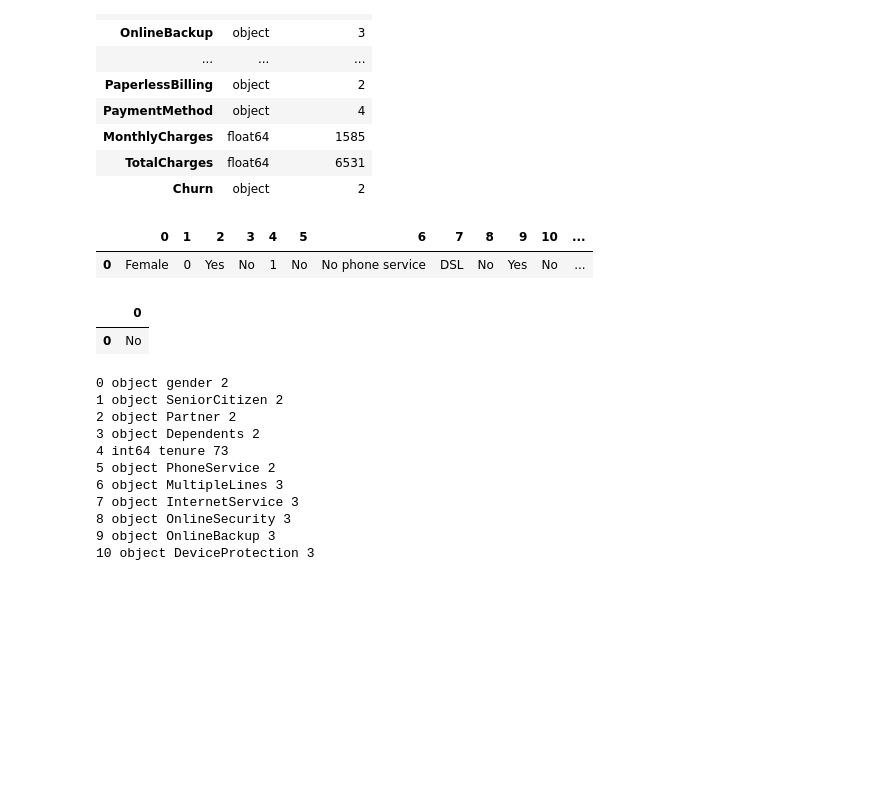
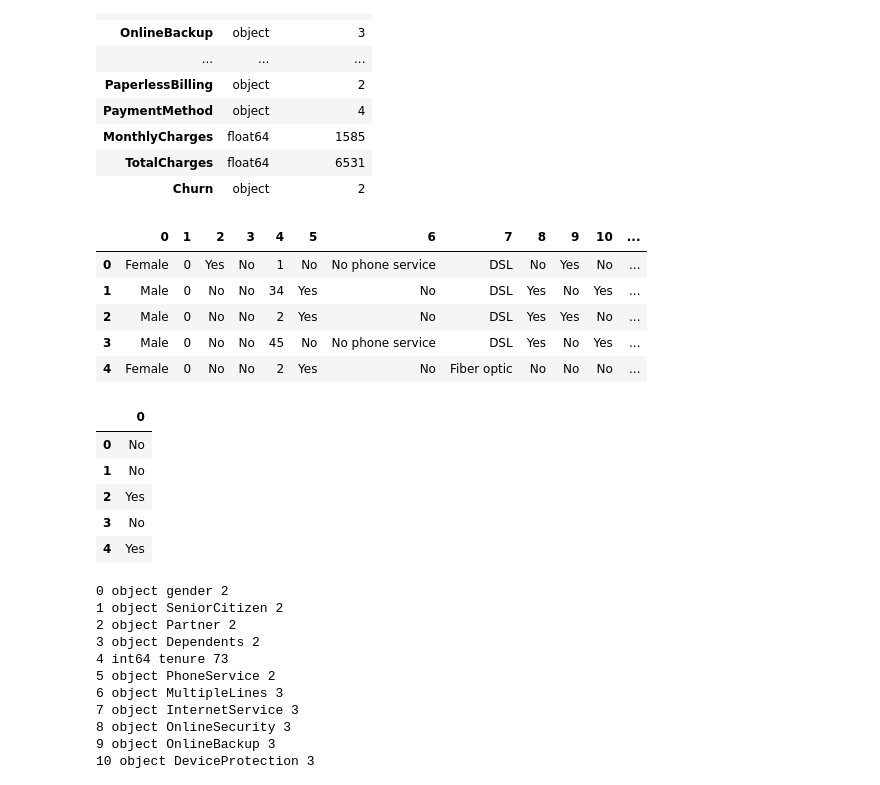
Before and after one commit to FarhadZafari/customer-churn-analysis, a Jupyter notebook: customer-churn-analysis.ipynb, the cells around one changed output. Cells and saved outputs as stored; diff of their text form; code cells hidden in the pictures; blank space fills up the shorter version.

```diff
--- a/customer-churn-analysis.ipynb
+++ b/customer-churn-analysis.ipynb
@@ -83,17 +83,25 @@ pd.concat([data.dtypes.to_frame().rename(columns={0: "type"}), data.nunique().to
 # %%
 # Extract the independent variables and save as array in X
 X = data.iloc[:,:-1].values
-pd.DataFrame(X[:1])
+pd.DataFrame(X[:5])
 # %% [output]
 |  | 0 | 1 | 2 | 3 | 4 | 5 | 6 | 7 | 8 | 9 | 10 | ... |
 | 0 | Female | 0 | Yes | No | 1 | No | No phone service | DSL | No | Yes | No | ... |
+| 1 | Male | 0 | No | No | 34 | Yes | No | DSL | Yes | No | Yes | ... |
+| 2 | Male | 0 | No | No | 2 | Yes | No | DSL | Yes | Yes | No | ... |
+| 3 | Male | 0 | No | No | 45 | No | No phone service | DSL | Yes | No | Yes | ... |
+| 4 | Female | 0 | No | No | 2 | Yes | No | Fiber optic | No | No | No | ... |
 # %%
 # Extract the dependent variable and save as array in Y
 Y = data.iloc[:,-1].values
-pd.DataFrame(Y[:1])
+pd.DataFrame(Y[:5])
 # %% [output]
 |  | 0 |
 | 0 | No |
+| 1 | No |
+| 2 | Yes |
+| 3 | No |
+| 4 | Yes |
 # %%
 # Encode the two-value columns using LabelEncoding and the multi-value columns using one hot encoder
 LE1 = LabelEncoder()
```
Also changed, not shown: parts of 11 cells of this notebook.
